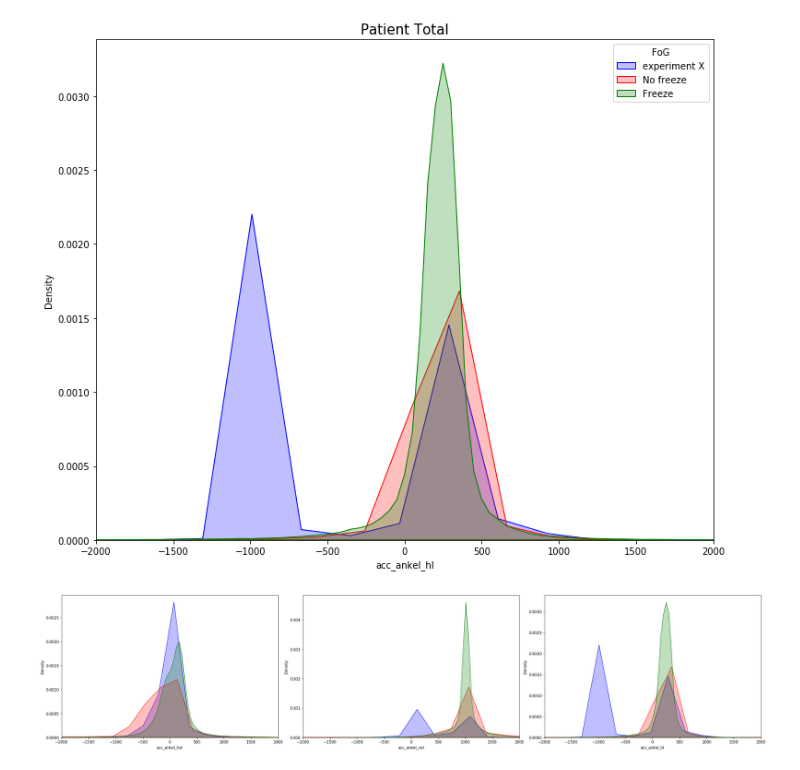
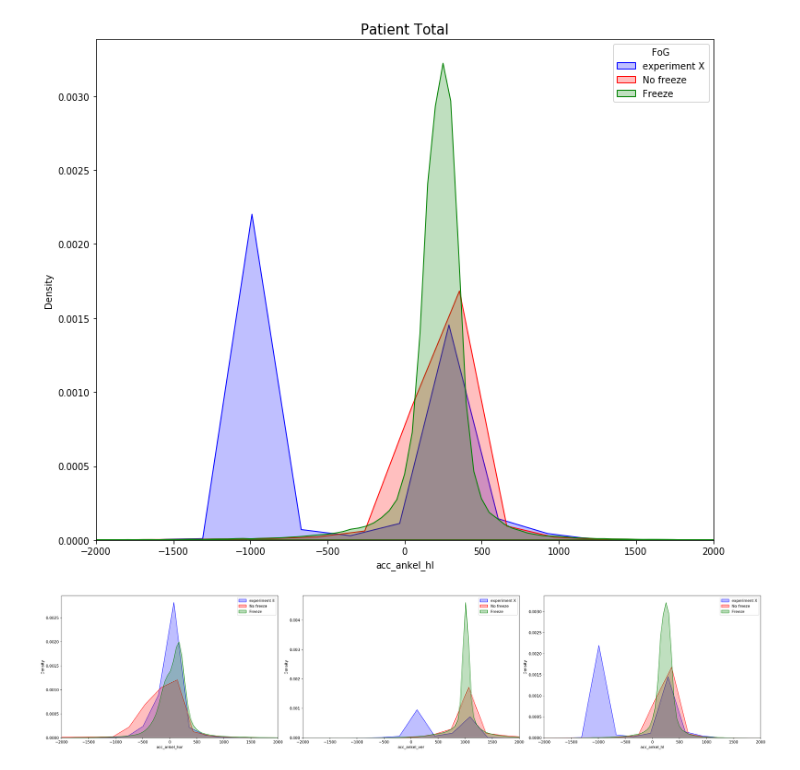
Before and after one commit to dalek7/daphnet, a Jupyter notebook: Daphnet_EDA_KDE_plot.ipynb, the cells around one changed output. Saved outputs shown, nothing was run; the diff lists cells and outputs as text; code cells hidden in the pictures.

Commit message:
KDE plot

```diff
--- a/Daphnet_EDA_KDE_plot.ipynb
+++ b/Daphnet_EDA_KDE_plot.ipynb
@@ -56,23 +42,11 @@ df6 = pd.read_csv('./dataset/S06R01.txt', sep = ' ',
 # %%
-df7 = pd.read_csv('./dataset/S07R01.txt', sep = ' ',
-                 names = ['time', 'acc_ankel_hor', 'acc_ankel_ver', 'acc_ankel_hl',
-               'acc_thigh_hor', 'acc_thigh_ver', 'acc_thigh_hl','acc_trunk_hor',
-               'acc_trunk_ver', 'acc_trunk_hl', 'Annotation' ])
+df7 = pd.read_csv('./dataset/S07R01.txt', sep = ' ', names = names)
 # %%
-df8 = pd.read_csv('./dataset/S08R01.txt', sep = ' ',
-                 names = ['time', 'acc_ankel_hor', 'acc_ankel_ver', 'acc_ankel_hl',
-               'acc_thigh_hor', 'acc_thigh_ver', 'acc_thigh_hl','acc_trunk_hor',
-               'acc_trunk_ver', 'acc_trunk_hl', 'Annotation' ])
+df8 = pd.read_csv('./dataset/S08R01.txt', sep = ' ', names = names)
 # %%
-df9 = pd.read_csv('./dataset/S09R01.txt', sep = ' ',
-                 names = ['time', 'acc_ankel_hor', 'acc_ankel_ver', 'acc_ankel_hl',
-               'acc_thigh_hor', 'acc_thigh_ver', 'acc_thigh_hl','acc_trunk_hor',
-               'acc_trunk_ver', 'acc_trunk_hl', 'Annotation' ])
+df9 = pd.read_csv('./dataset/S09R01.txt', sep = ' ', names = names)
 # %%
-df10 = pd.read_csv('./dataset/S10R01.txt', sep = ' ',
-                 names = ['time', 'acc_ankel_hor', 'acc_ankel_ver', 'acc_ankel_hl',
-               'acc_thigh_hor', 'acc_thigh_ver', 'acc_thigh_hl','acc_trunk_hor',
-               'acc_trunk_ver', 'acc_trunk_hl', 'Annotation' ])
+df10 = pd.read_csv('./dataset/S10R01.txt', sep = ' ', names = names)
 # %% [markdown]
 ### KDE Plot - 가속도 센서 방향 축별
 
@@ -1360,7 +663,7 @@ plt.show()
 # %% [output]
 [figure]
 # %%
-fig , ax = plt.subplots(nrows=1, ncols=3, figsize = (27,6), sharex=True)
+fig , ax = plt.subplots(nrows=1, ncols=3, figsize = (27,6), sharex=True, dpi=150)
 
 #ankel_hor
 sns.kdeplot(data[data.Annotation == 0]["acc_ankel_hor"],
@@ -1380,31 +683,34 @@ sns.kdeplot(data[data.Annotation == 0]["acc_ankel_ver"],
             color="blue", label="experiment X", shade = True, ax=ax[1])
 
 sns.kdeplot(data[data.Annotation == 1]["acc_ankel_ver"],
 
              color="red", label="No freeze",  shade = True,  ax=ax[1])
 
 sns.kdeplot(data[data.Annotation == 2]["acc_ankel_ver"],
 
              color="green", label="Freeze",  shade = True,  ax=ax[1])
 
 # ankel_hl
 sns.kdeplot(data[data.Annotation == 0]["acc_ankel_hl"],
 
              color="blue", label="experiment X", shade = True,  ax=ax[2])
 
 sns.kdeplot(data[data.Annotation == 1]["acc_ankel_hl"],
 
              color="red", label="No freeze",  shade = True, ax=ax[2])
 
 sns.kdeplot(data[data.Annotation == 2]["acc_ankel_hl"],
 
              color="green", label="Freeze",  shade = True, ax=ax[2])
 
 
 
 fig.tight_layout()
 plt.xlim([-2000, 2000])
+ax[0].legend()
+ax[1].legend()
+ax[2].legend()
 plt.savefig("./out/Data_total.png")
 plt.show()
 # %% [output]
-[figure, old version]
+[figure, new version]
```
Also changed, not shown: parts of 63 cells of this notebook.
